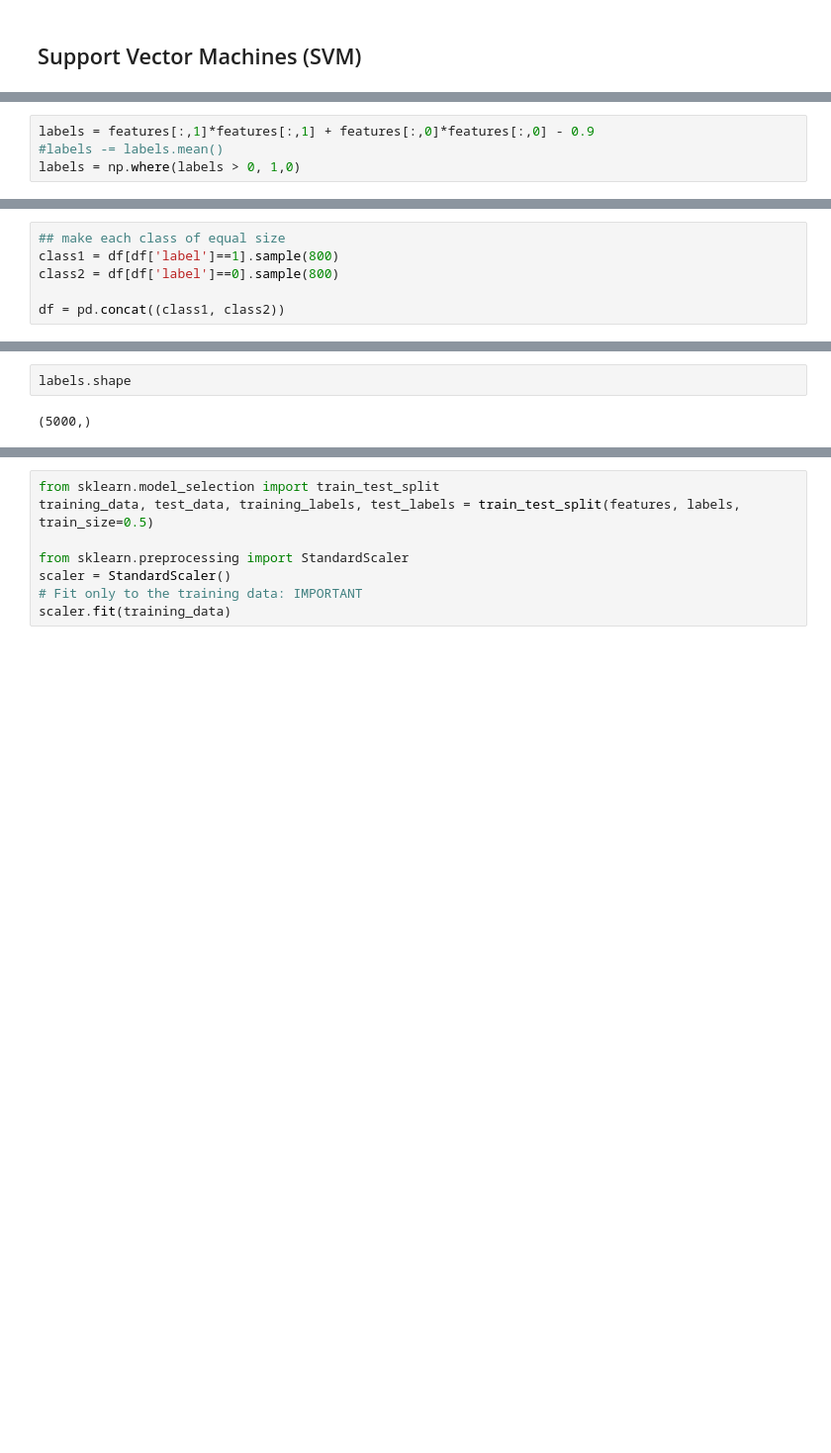
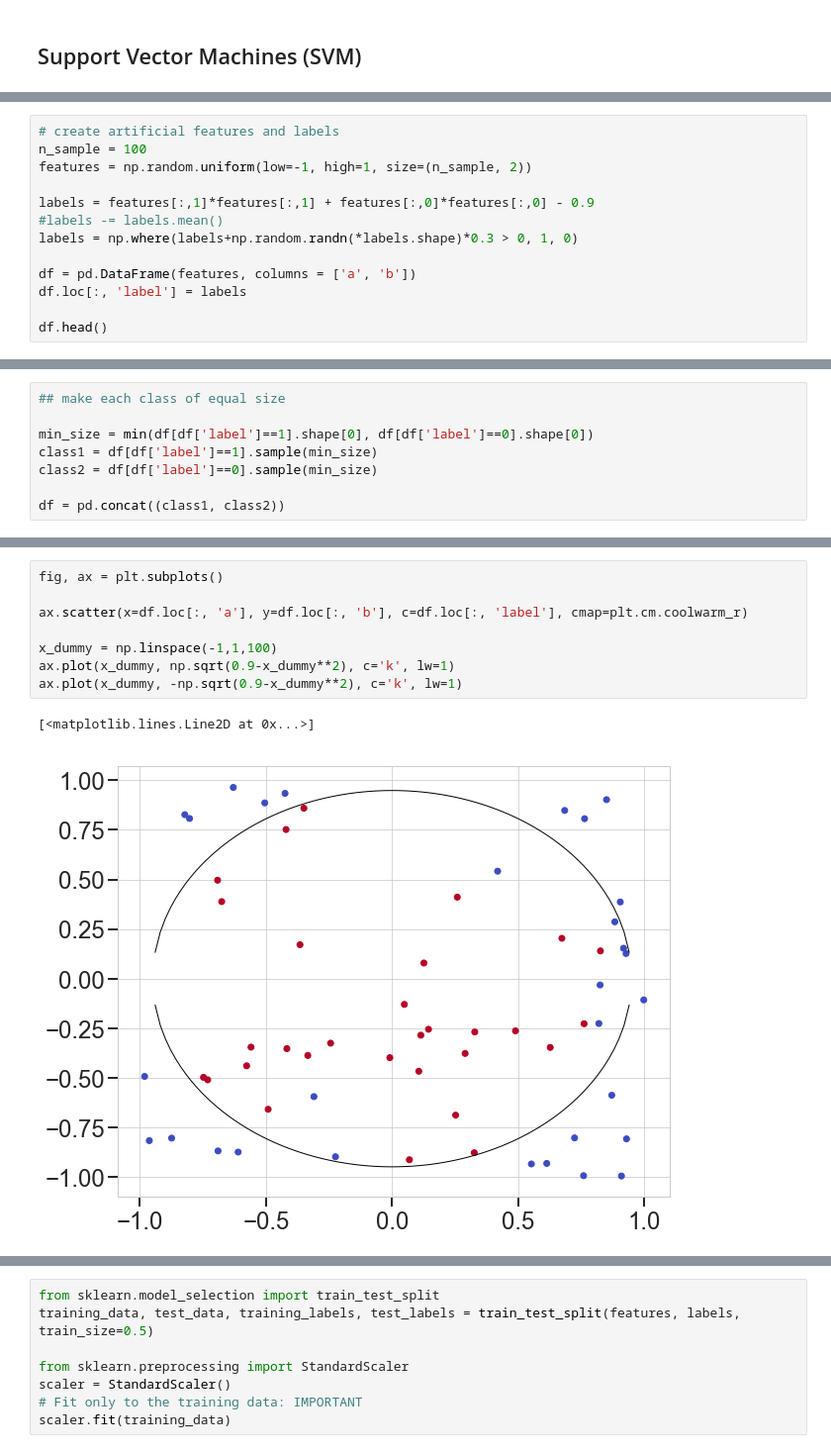
Before and after one commit to JanaLasser/data-science-course, a Jupyter notebook: day4/more_svm.ipynb, the cells around one changed output, grey strips where cells are left out. Shown at 99% size. Saved outputs shown, nothing was run; the diff lists cells and outputs as text; blank space fills up the shorter version.

```diff
--- a/day4/more_svm.ipynb
+++ b/day4/more_svm.ipynb
@@ -133,4 +144,13 @@ array([[ 0.93730656, -0.51606376],
 # %%
+# create artificial features and labels
+n_sample = 100
+features = np.random.uniform(low=-1, high=1, size=(n_sample, 2))
+
 labels = features[:,1]*features[:,1] + features[:,0]*features[:,0] - 0.9
 #labels -= labels.mean()
-labels = np.where(labels > 0, 1,0)
+labels = np.where(labels+np.random.randn(*labels.shape)*0.3 > 0, 1, 0)
+
+df = pd.DataFrame(features, columns = ['a', 'b'])
+df.loc[:, 'label'] = labels
+
+df.head()
@@ -149,6 +164,8 @@ df.head()
 # %%
 ## make each class of equal size
-class1 = df[df['label']==1].sample(800)
-class2 = df[df['label']==0].sample(800)
+
+min_size = min(df[df['label']==1].shape[0], df[df['label']==0].shape[0])
+class1 = df[df['label']==1].sample(min_size)
+class2 = df[df['label']==0].sample(min_size)
 
 df = pd.concat((class1, class2))
@@ -161,4 +172,11 @@ plt.scatter(df[df['label']== False]['a'], df[df['label']== False]['b'])
-# %%
-labels.shape
-# %% [output]
-(5000,)
+# %%
+fig, ax = plt.subplots()
+
+ax.scatter(x=df.loc[:, 'a'], y=df.loc[:, 'b'], c=df.loc[:, 'label'], cmap=plt.cm.coolwarm_r)
+
+x_dummy = np.linspace(-1,1,100)
+ax.plot(x_dummy, np.sqrt(0.9-x_dummy**2), c='k', lw=1)
+ax.plot(x_dummy, -np.sqrt(0.9-x_dummy**2), c='k', lw=1)
+# %% [output]
+[<matplotlib.lines.Line2D at 0x...>]
+[figure, added]
```
Also changed, not shown: parts of 30 cells of this notebook, 1 other file.
